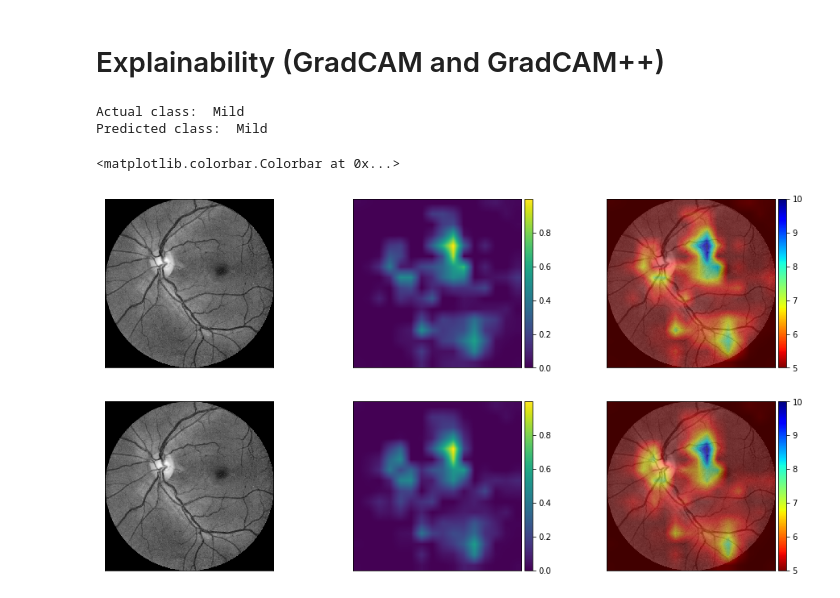
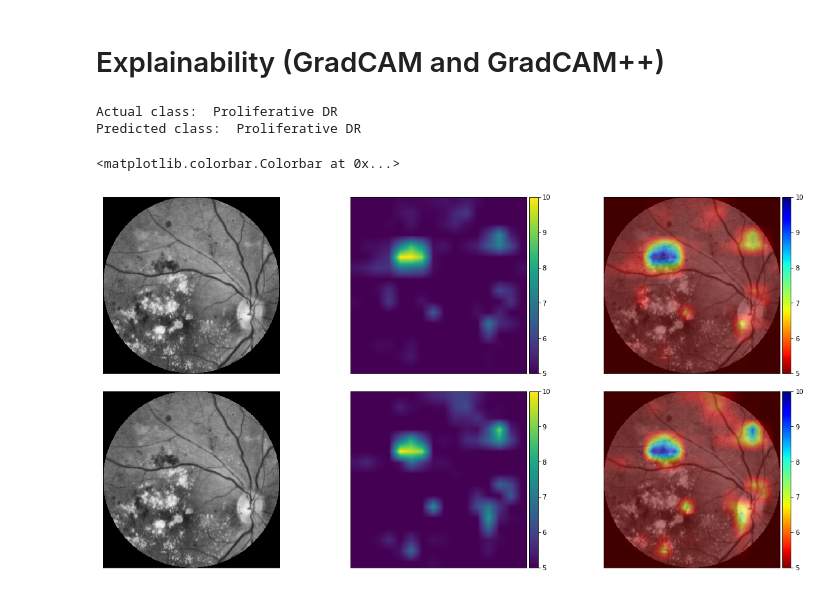
Before and after one commit to mawady/msc-retinalrecog, a Jupyter notebook: ConvNEXT_APTOS19.ipynb, the cells around one changed output. Cells and saved outputs as stored; diff of their text form; code cells hidden in the pictures.

```diff
--- a/ConvNEXT_APTOS19.ipynb
+++ b/ConvNEXT_APTOS19.ipynb
@@ -666,7 +717,7 @@ model = torch.load(MODEL_PATH).to(device)
 model.eval().to(device)
 
 # Prepare input image
-id_code = "eed4afc8ec83"
+id_code = "e4730ddde408"
 
 img = cv2.imread(PREP_PATH + id_code + ".png", cv2.COLOR_BGR2RGB)[:, :, ::-1]
 img = cv2.resize(img, (IMG_SIZE, IMG_SIZE))
@@ -699,9 +750,10 @@ grayscale_gradcampp = grayscale_gradcampp[0, :]
 
 gradcampp_image = show_cam_on_image(img, grayscale_gradcampp)
 
-fig = plt.figure(figsize=(16, 16))
-plt.subplots_adjust(bottom=0.3, top=0.7, hspace=0.2)
-cmap = mpl.cm.jet_r
+fig = plt.figure(figsize=(20, 20))
+plt.subplots_adjust(bottom=0.3, top=0.7, hspace=0.1)
+cmap_viridis = mpl.cm.viridis
+cmap_jet = mpl.cm.jet_r
 norm = mpl.colors.Normalize(vmin=5, vmax=10)
 
 ax1 = fig.add_subplot(231)
@@ -716,41 +768,41 @@ ax2.set_yticks([])
 
 divider = make_axes_locatable(ax2)
 cax = divider.append_axes('right', size='5%', pad=0.05)
-fig.colorbar(im2, cax=cax, orientation='vertical')
+fig.colorbar(mpl.cm.ScalarMappable(norm=norm, cmap=cmap_viridis), cax=cax, orientation='vertical')
 
 ax3 = fig.add_subplot(233)
 im3 = ax3.imshow(gradcam_image, interpolation='None')
 ax3.set_xticks([])
 ax3.set_yticks([])
 
 divider = make_axes_locatable(ax3)
 cax = divider.append_axes('right', size='5%', pad=0.05)
-fig.colorbar(mpl.cm.ScalarMappable(norm=norm, cmap=cmap), cax=cax, orientation='vertical')
+fig.colorbar(mpl.cm.ScalarMappable(norm=norm, cmap=cmap_jet), cax=cax, orientation='vertical')
 
 ax4 = fig.add_subplot(234)
 im4 = ax4.imshow(img, interpolation='None')
 ax4.set_xticks([])
 ax4.set_yticks([])
 
 ax5 = fig.add_subplot(235)
 im5 = ax5.imshow(grayscale_gradcampp, interpolation='None')
 ax5.set_xticks([])
 ax5.set_yticks([])
 
 divider = make_axes_locatable(ax5)
 cax = divider.append_axes('right', size='5%', pad=0.05)
-fig.colorbar(im5, cax=cax, orientation='vertical')
+fig.colorbar(mpl.cm.ScalarMappable(norm=norm, cmap=cmap_viridis), cax=cax, orientation='vertical')
 
 ax6 = fig.add_subplot(236)
 im6 = ax6.imshow(gradcampp_image, interpolation='None')
 ax6.set_xticks([])
 ax6.set_yticks([])
 
 divider = make_axes_locatable(ax6)
 cax = divider.append_axes('right', size='5%', pad=0.05)
-fig.colorbar(mpl.cm.ScalarMappable(norm=norm, cmap=cmap), cax=cax, orientation='vertical')
+fig.colorbar(mpl.cm.ScalarMappable(norm=norm, cmap=cmap_jet), cax=cax, orientation='vertical')
 # %% [output]
-Actual class:  Mild
-Predicted class:  Mild
+Actual class:  Proliferative DR
+Predicted class:  Proliferative DR
 <matplotlib.colorbar.Colorbar at 0x...>
-[figure, old version]
+[figure, new version]
```
Also changed, not shown: parts of 2 cells of this notebook.
